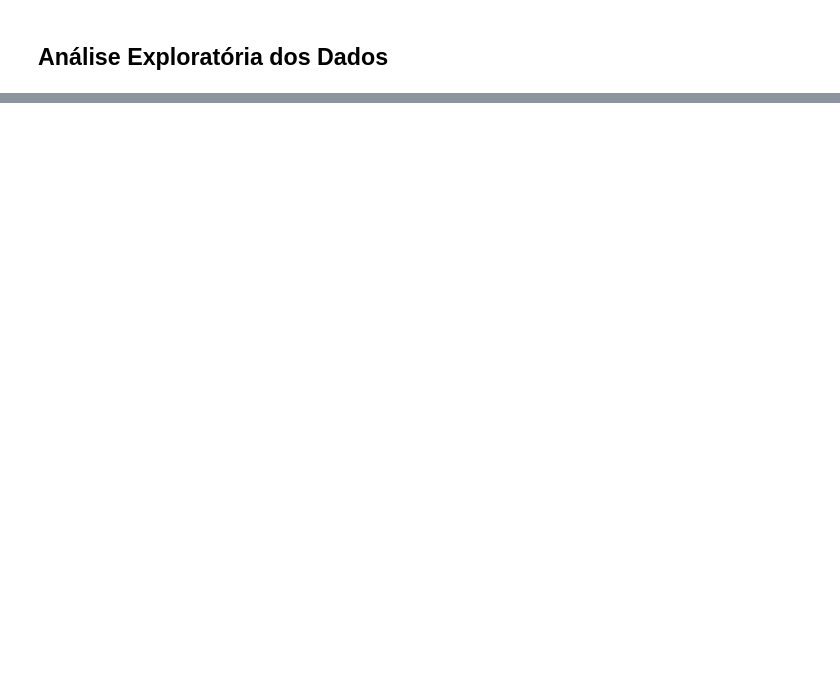
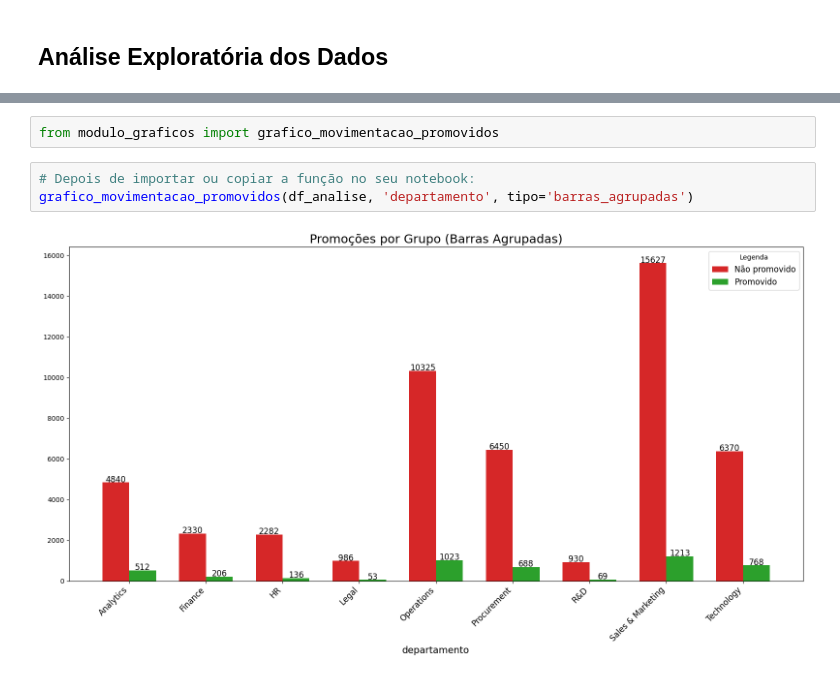
Before and after one commit to Douglaas92/tcc_people_analytics, a Jupyter notebook: 01_projeto-python.ipynb, the cells around one changed output, grey strips where cells are left out. Saved outputs shown, nothing was run; the diff lists cells and outputs as text; blank space fills up the shorter version.

```diff
--- a/01_projeto-python.ipynb
+++ b/01_projeto-python.ipynb
@@ -107,0 +264,7 @@ Wall time: 27.4 ms
+# %%
+from modulo_graficos import grafico_movimentacao_promovidos
+# %%
+# Depois de importar ou copiar a função no seu notebook:
+grafico_movimentacao_promovidos(df_analise, 'departamento', tipo='barras_agrupadas')
+# %% [output]
+[figure, added]
```
Also changed, not shown: parts of 39 cells of this notebook, 1 other file.
